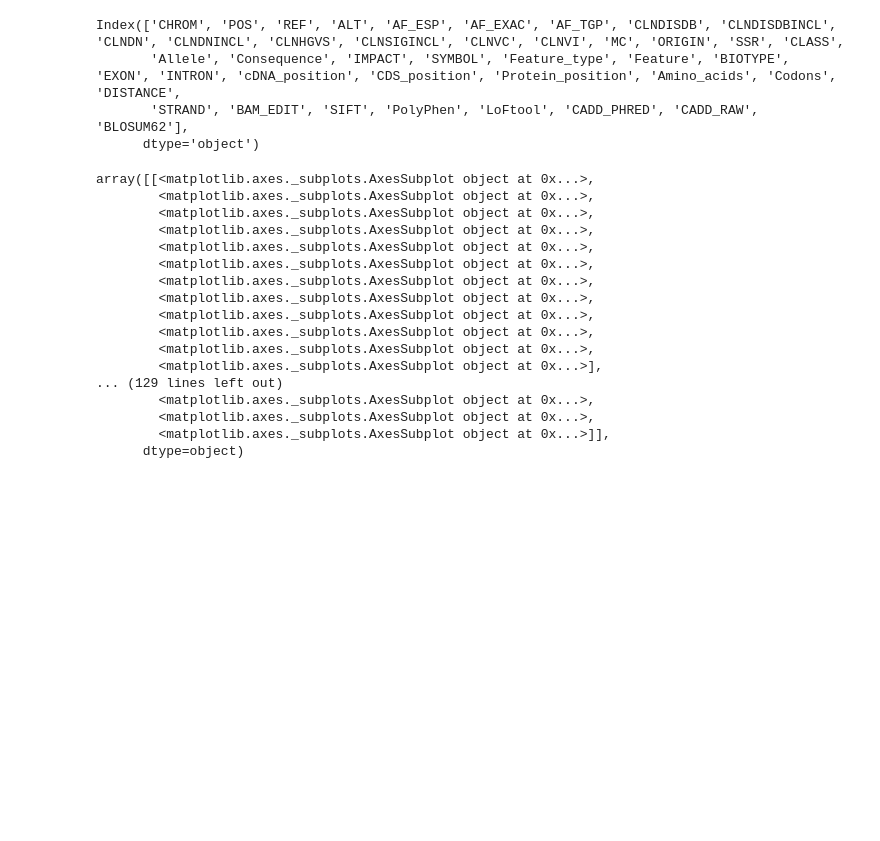
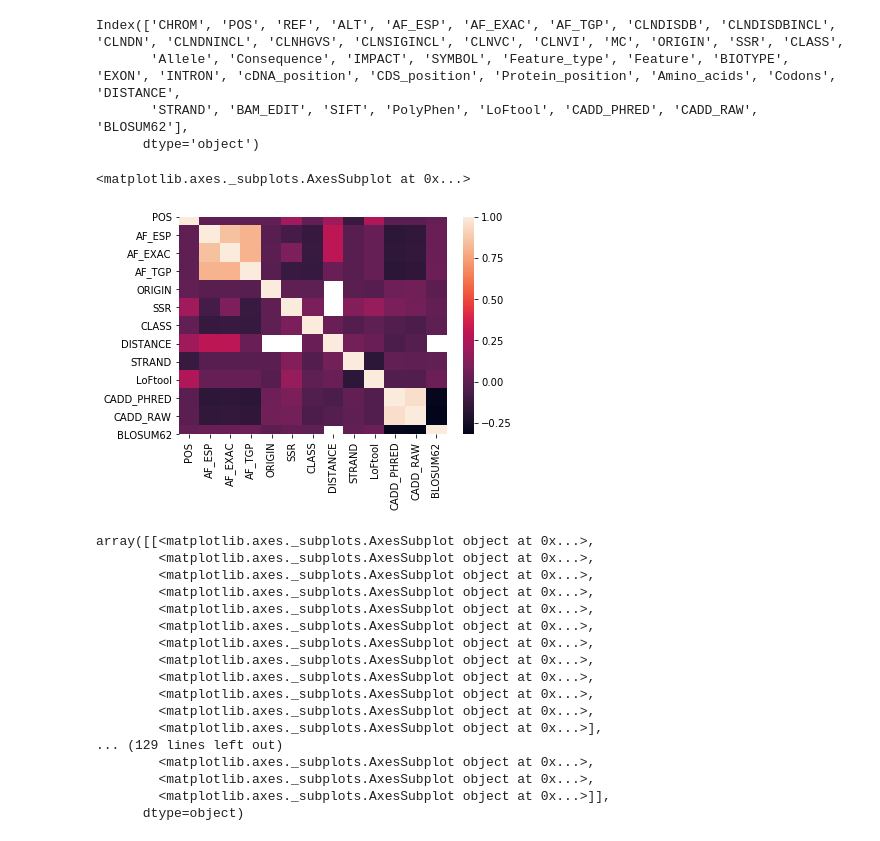
Before and after one commit to gksullan/Springboard_Capstone_1, a Jupyter notebook: Data_exploration.ipynb, the cells around one changed output. Cells and saved outputs as stored; diff of their text form; code cells hidden in the pictures; blank space fills up the shorter version.

```diff
--- a/Data_exploration.ipynb
+++ b/Data_exploration.ipynb
@@ -253,6 +253,12 @@ Index(['CHROM', 'POS', 'REF', 'ALT', 'AF_ESP', 'AF_EXAC', 'AF_TGP', 'CLNDISDB',
        'Allele', 'Consequence', 'IMPACT', 'SYMBOL', 'Feature_type', 'Feature', 'BIOTYPE', 'EXON', 'INTRON', 'cDNA_position', 'CDS_position', 'Protein_position', 'Amino_acids', 'Codons', 'DISTANCE',
        'STRAND', 'BAM_EDIT', 'SIFT', 'PolyPhen', 'LoFtool', 'CADD_PHRED', 'CADD_RAW', 'BLOSUM62'],
       dtype='object')
+# %%
+corr2 = df2.corr()
+sns.heatmap(corr2)
+# %% [output]
+<matplotlib.axes._subplots.AxesSubplot at 0x...>
+[figure, added]
 # %%
 #create a scatter matrix of numerical features
 
```
Also changed, not shown: 1 other file.
